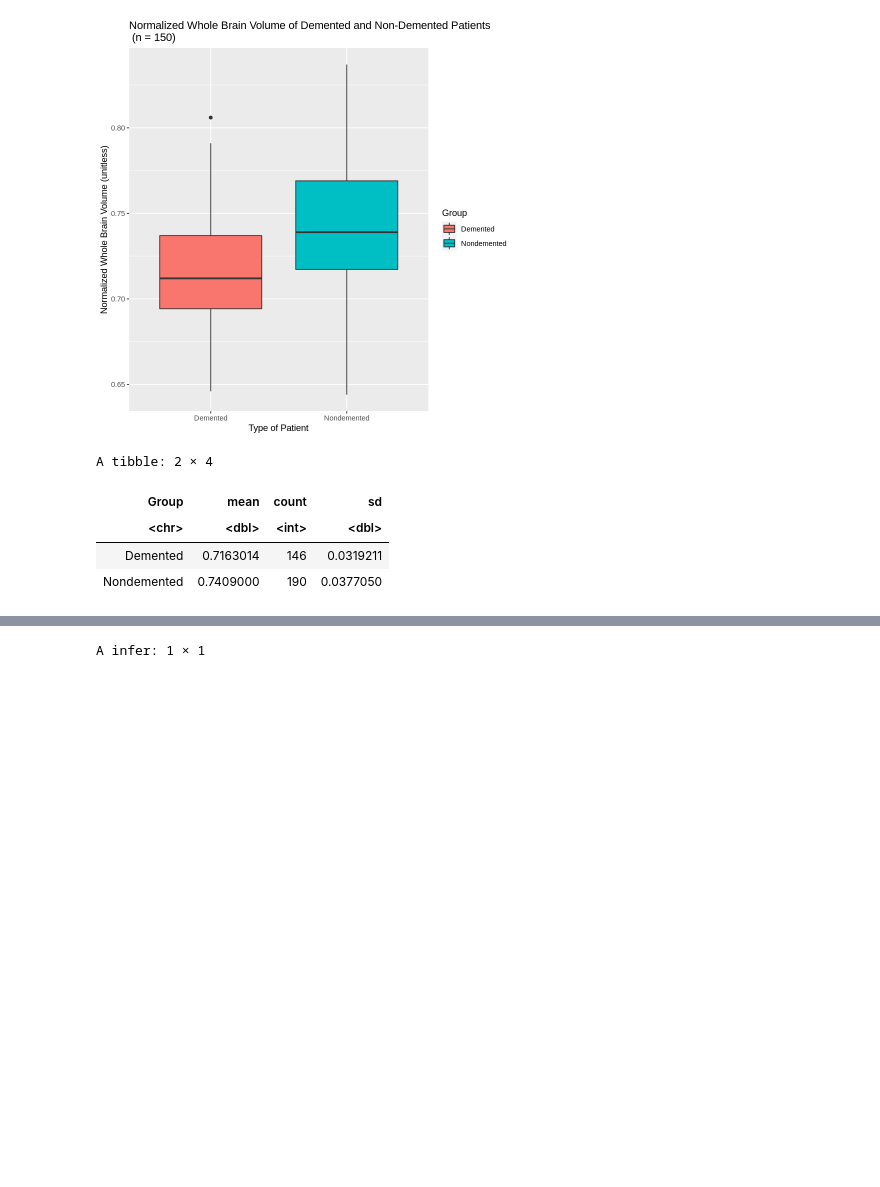
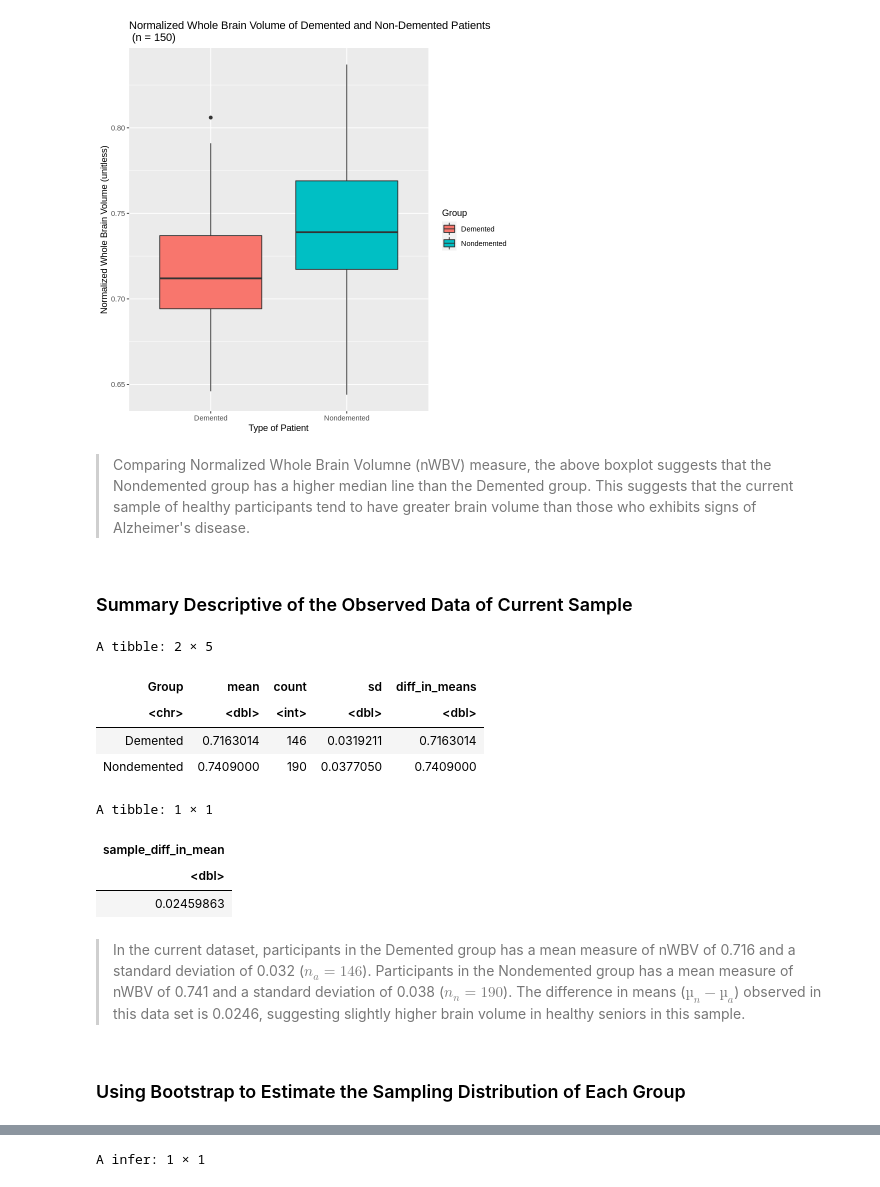
Before and after one commit to yuwangy/alzheimer_analysis, a Jupyter notebook: Project_Proposal_3.ipynb, the cells around one changed output, grey strips where cells are left out. Saved outputs shown, nothing was run; the diff lists cells and outputs as text; code cells hidden in the pictures; blank space fills up the shorter version.

```diff
--- a/Project_Proposal_3.ipynb
+++ b/Project_Proposal_3.ipynb
@@ -107,23 +108,40 @@ ggtitle("Normalized Whole Brain Volume of Demented and Non-Demented Patients \n
 boxplot_nwbv
 # %% [output]
 [figure]
+# %% [markdown]
+> Comparing Normalized Whole Brain Volumne (nWBV) measure, the above boxplot suggests that the Nondemented group has a higher median line than the Demented group. This suggests that the current sample of healthy participants tend to have greater brain volume than those who exhibits signs of Alzheimer's disease.
+# %% [markdown]
+### Summary Descriptive of the Observed Data of Current Sample
 # %%
 # Calculate descriptive statistic for dataset
 
-nWBV_parameters <- nwbv |>
-group_by(Group) |>
-summarize(mean = mean(nWBV),
-         count = n(),
-         sd = sd(nWBV))
+nWBV_descriptive <- nwbv |>
+                group_by(Group) |>
+                summarize(mean = mean(nWBV),
+                         count = n(),
+                         sd = sd(nWBV))
+
+nWBV_parameters
 
 
-nWBV_parameters
+sample_diff_in_mean <- nWBV_descriptive |>
+summarize(sample_diff_in_mean = mean[2] - mean[1])
+
+sample_diff_in_mean
 # %% [output]
-A tibble: 2 × 4
+A tibble: 2 × 5
-| Group | mean | count | sd |
-| <chr> | <dbl> | <int> | <dbl> |
-| Demented | 0.7163014 | 146 | 0.0319211 |
-| Nondemented | 0.7409000 | 190 | 0.0377050 |
+| Group | mean | count | sd | diff_in_means |
+| <chr> | <dbl> | <int> | <dbl> | <dbl> |
+| Demented | 0.7163014 | 146 | 0.0319211 | 0.7163014 |
+| Nondemented | 0.7409000 | 190 | 0.0377050 | 0.7409000 |
+A tibble: 1 × 1
+| sample_diff_in_mean |
+| <dbl> |
+| 0.02459863 |
+# %% [markdown]
+> In the current dataset, participants in the Demented group has a mean measure of nWBV of 0.716 and a standard deviation of 0.032 ($n_a = 146$). Participants in the Nondemented group has a mean measure of nWBV of 0.741 and a standard deviation of 0.038 ($n_n = 190$). The difference in means ($µ_n - µ_a$) observed in this data set is 0.0246, suggesting slightly higher brain volume in healthy seniors in this sample.
+# %% [markdown]
+### Using Bootstrap to Estimate the Sampling Distribution of Each Group
 # %%
 #set seed for bootstrapping
 set.seed(2365)
```
Also changed, not shown: parts of 15 cells of this notebook.
